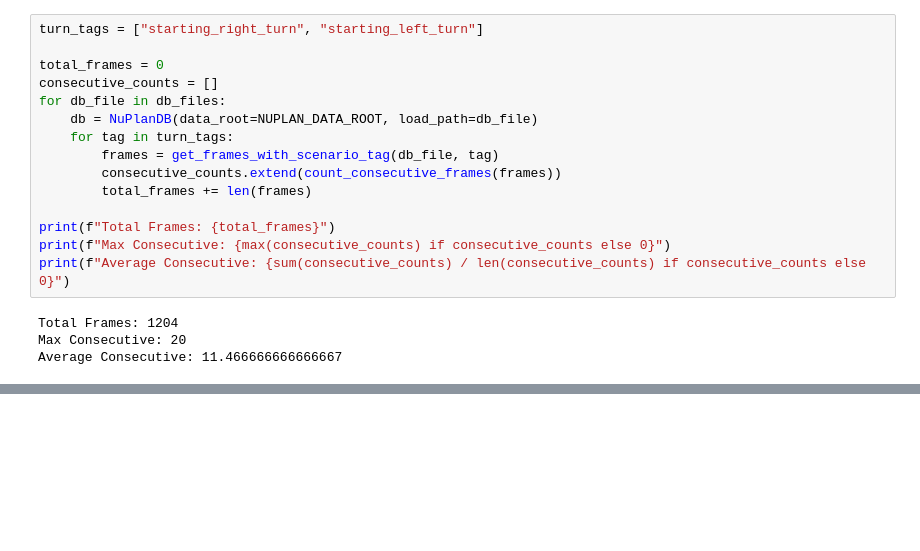
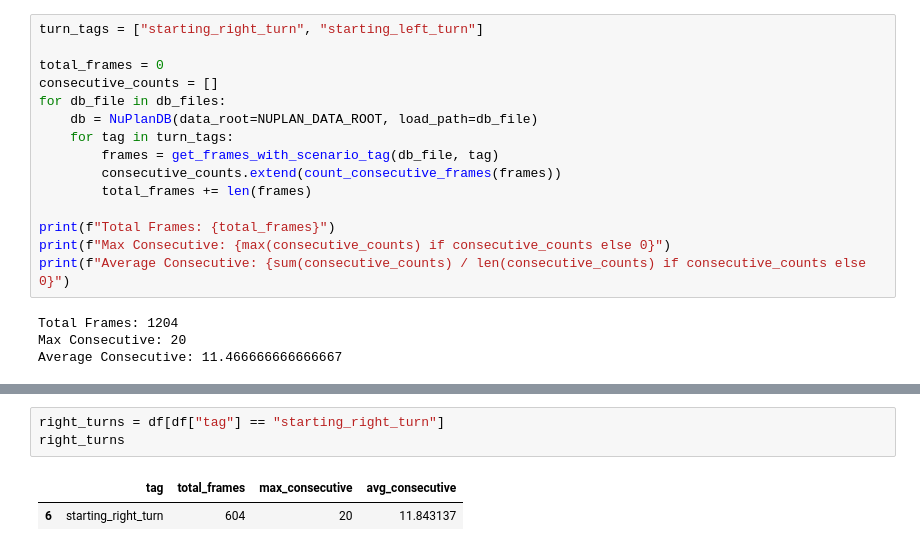
Before and after one commit to ZendarInc/nuplan-devkit, a Jupyter notebook: notebooks/nuplan_dataset.ipynb, the cells around one changed output, grey strips where cells are left out. Cells and saved outputs as stored; diff of their text form; blank space fills up the shorter version.

```diff
--- a/notebooks/nuplan_dataset.ipynb
+++ b/notebooks/nuplan_dataset.ipynb
@@ -331,0 +383,6 @@ Average Consecutive: 11.466666666666667
+# %%
+right_turns = df[df["tag"] == "starting_right_turn"]
+right_turns
+# %% [output]
+|  | tag | total_frames | max_consecutive | avg_consecutive |
+| 6 | starting_right_turn | 604 | 20 | 11.843137 |
```
Also changed, not shown: parts of 3 cells of this notebook, 1 other file.
